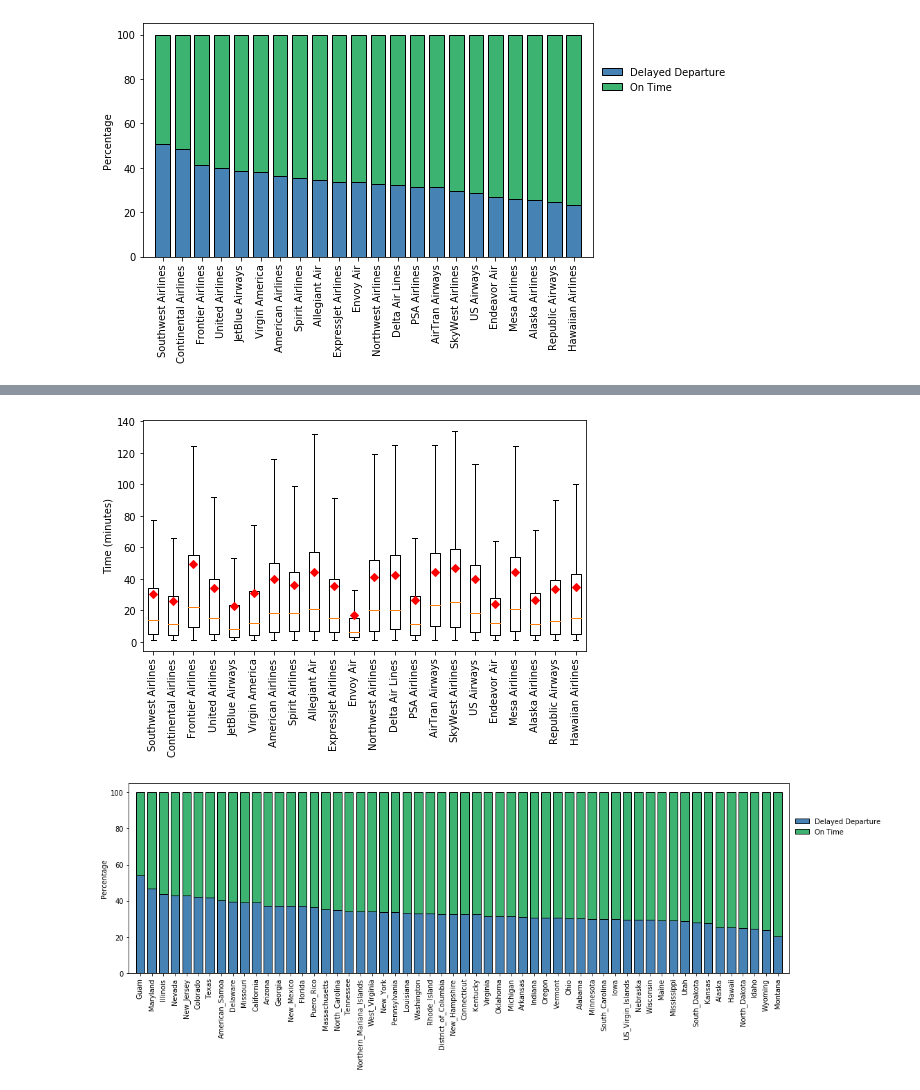
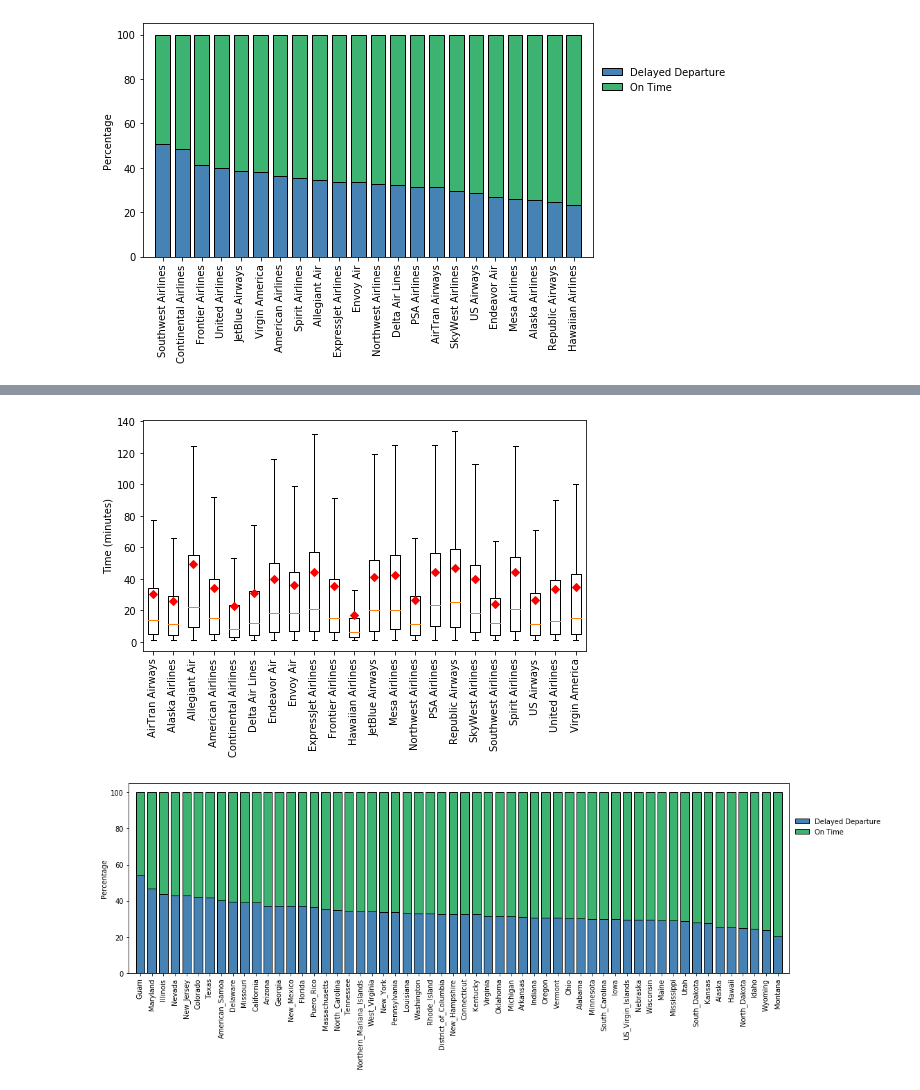
Before and after one commit to wcjohnchen/capstoneProject3, a Jupyter notebook: eda.ipynb, the cells around one changed output, grey strips where cells are left out. Drawn from its saved outputs; the diff is of its cells as text; code cells hidden in the pictures.

```diff
--- a/eda.ipynb
+++ b/eda.ipynb
@@ -539,37 +613,38 @@ vx = delay_time[delay_time['OP_CARRIER'] == 'Virgin America']
 # %%
 ##### delayed time for airline companies in 2009-2018
+#airline_mean = delay_time.groupby('OP_CARRIER').aggregate(np.mean)['DEP_DELAY']
 airline_count = delay_time.groupby('OP_CARRIER')['DEP_DELAY'].count()
 data = [fl['DEP_DELAY'],
         aas['DEP_DELAY'],
         g4['DEP_DELAY'],
         aa['DEP_DELAY'],
         co['DEP_DELAY'],
         dl['DEP_DELAY'],
         e['DEP_DELAY'],
         mq['DEP_DELAY'],
         ev['DEP_DELAY'],
         f9['DEP_DELAY'],
         ha['DEP_DELAY'],
         b6['DEP_DELAY'],
         yv['DEP_DELAY'],
         nw['DEP_DELAY'],
         oh['DEP_DELAY'],
         yx['DEP_DELAY'],
         oo['DEP_DELAY'],
         wn['DEP_DELAY'],
         nk['DEP_DELAY'],
         us['DEP_DELAY'],
         ua['DEP_DELAY'],
         vx['DEP_DELAY']]
-xticklabels = sort_airlines
+xticklabels = airline_count.index
 x_pos = np.arange(len(xticklabels))
 title = 'Delayed time for airline companies in 2009-2018'
 title = ''
 fig, ax = plt.subplots(figsize=(7,5))
 plot_boxplot(data, x_pos, xticklabels, title, 90)
 #fig.savefig('boxplotAirline.png')
 # %% [output]
-[figure, old version]
+[figure, new version]
 # %%
 ##### delays for states/districts/territories in 2009-2018
 state_count = delay_time.groupby('ORIGIN')['DEP_DELAY'].count()
```
Also changed, not shown: parts of 6 cells of this notebook, 1 other file.
